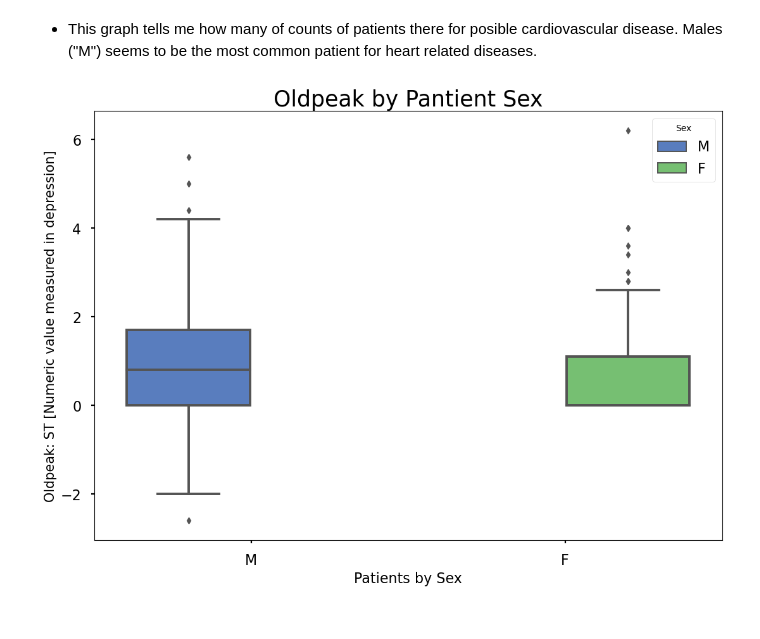
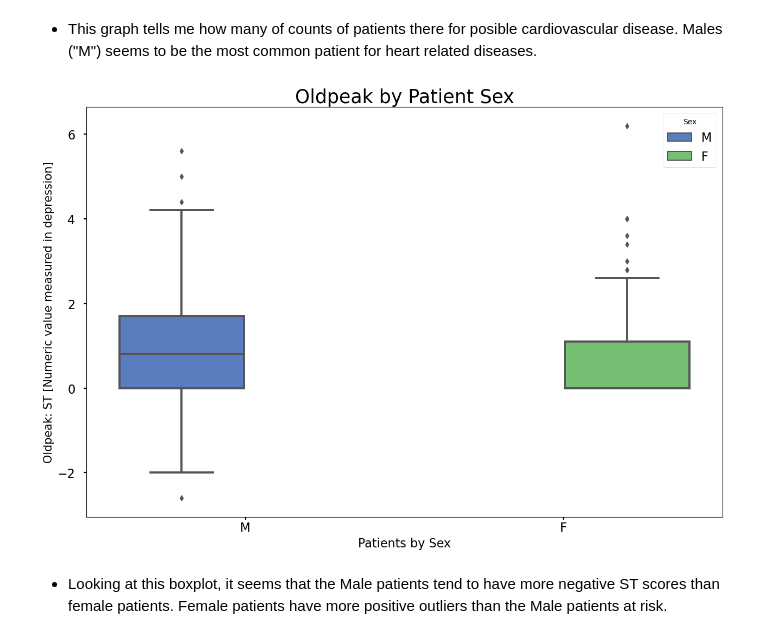
Before and after one commit to zeekwired/Project-2, a Jupyter notebook: Project 2.ipynb, the cells around one changed output. Cells and saved outputs as stored; diff of their text form; code cells hidden in the pictures.

```diff
--- a/Project 2.ipynb
+++ b/Project 2.ipynb
@@ -183,14 +183,19 @@ with plt.style.context(['seaborn-muted', 'dark_background']):
 # %%
 # Setting style for plot
 with plt.style.context(['seaborn-muted', 'seaborn-poster']):
     # Creating boxplot with seaborn
     sns.boxplot(data=df_copy, x=df_copy['Sex'], y=df_copy['Oldpeak'], hue=df_copy['Sex'])
+    # Setting xticks
+    plt.xticks(va='center')
     # Setting xlabel
     plt.xlabel('Patients by Sex', fontsize=16)
     # Setting ylabel
     plt.ylabel('Oldpeak: ST [Numeric value measured in depression]', fontsize=15)
     # Setting title
-    plt.title('Oldpeak by Pantient Sex', fontsize=25)
-    # Setting
+    plt.title('Oldpeak by Patient Sex', fontsize=25)
+    # Setting tightlayout
+    plt.tight_layout()
 # %% [output]
-[figure, old version]
+[figure, new version]
+# %% [markdown]
+- Looking at this boxplot, it seems that the Male patients tend to have more negative ST scores than female patients. Female patients have more positive outliers than the Male patients at risk.
```
